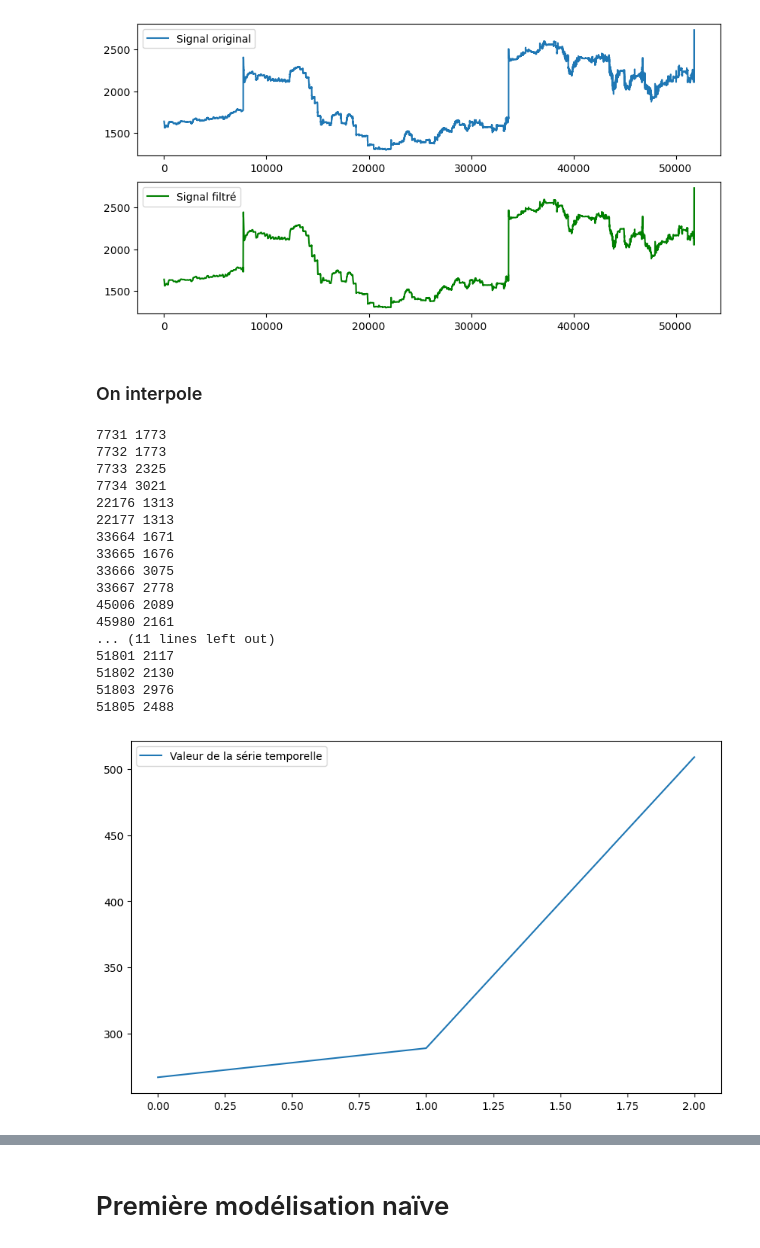
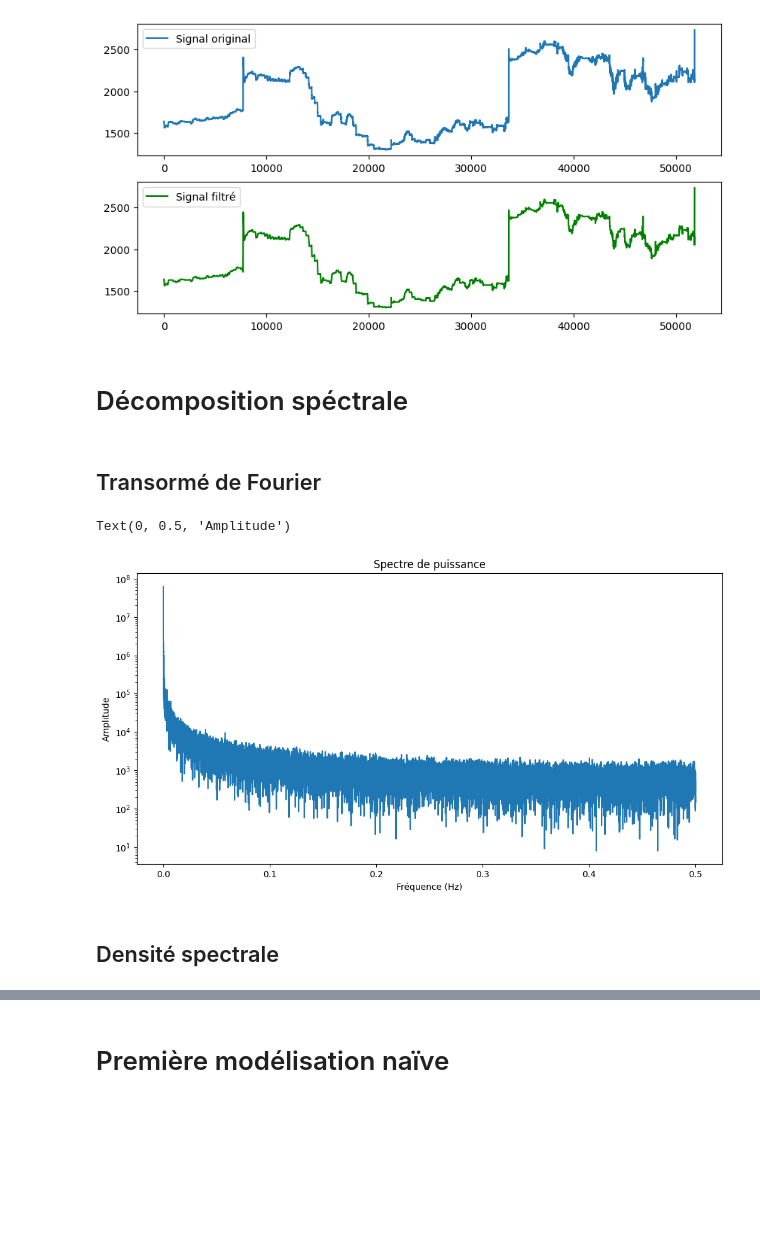
Before and after one commit to PiDchsn/Projet-RI, a Jupyter notebook: Analyse.ipynb, the cells around one changed output, grey strips where cells are left out. Cells and saved outputs as stored; diff of their text form; code cells hidden in the pictures; blank space fills up the shorter version.

```diff
--- a/Analyse.ipynb
+++ b/Analyse.ipynb
@@ -296,33 +296,24 @@ plt.legend()
 plt.show()
 # %% [output]
 [figure]
-# %% [markdown]
-### On interpole
-# %%
-data_clean = delete_pic(data_crop,indices)
-
-time_serie_clean = pd.Series(data_clean, dtype='float64')
-
-plt.figure(figsize=(10, 6))
-plt.plot(time_serie_clean, label='Valeur de la série temporelle')
-plt.legend()
-plt.show()
-# %% [output]
-7731 1773
-7732 1773
-7733 2325
-7734 3021
-22176 1313
-22177 1313
-33664 1671
-33665 1676
-33666 3075
-33667 2778
-45006 2089
-45980 2161
-... (11 lines left out)
-51801 2117
-51802 2130
-51803 2976
-51805 2488
-[figure, removed]
+# %% [markdown]
+# Décomposition spéctrale
+# %% [markdown]
+## Transormé de Fourier
+# %%
+amplitudes = np.abs(np.fft.fft(data_ajust))
+
+frequencies = np.fft.fftfreq(len(data_ajust))
+
+
+plt.figure(figsize=(12, 6))
+
+plt.semilogy(frequencies[:len(frequencies)//2], amplitudes[:len(amplitudes)//2])
+plt.title('Spectre de puissance')
+plt.xlabel('Fréquence (Hz)')
+plt.ylabel('Amplitude')
+# %% [output]
+Text(0, 0.5, 'Amplitude')
+[figure, added]
+# %% [markdown]
+## Densité spectrale
```
Also changed, not shown: parts of 9 cells of this notebook.
